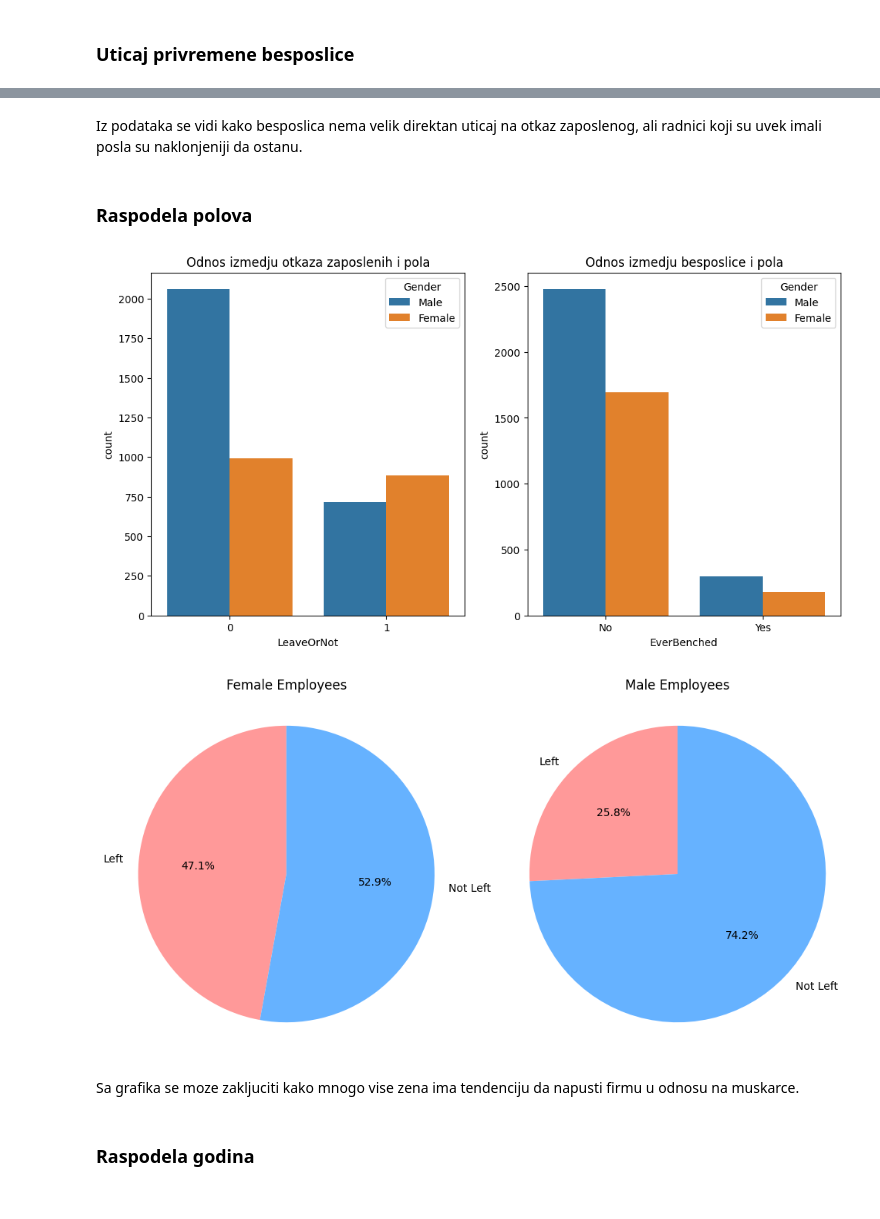
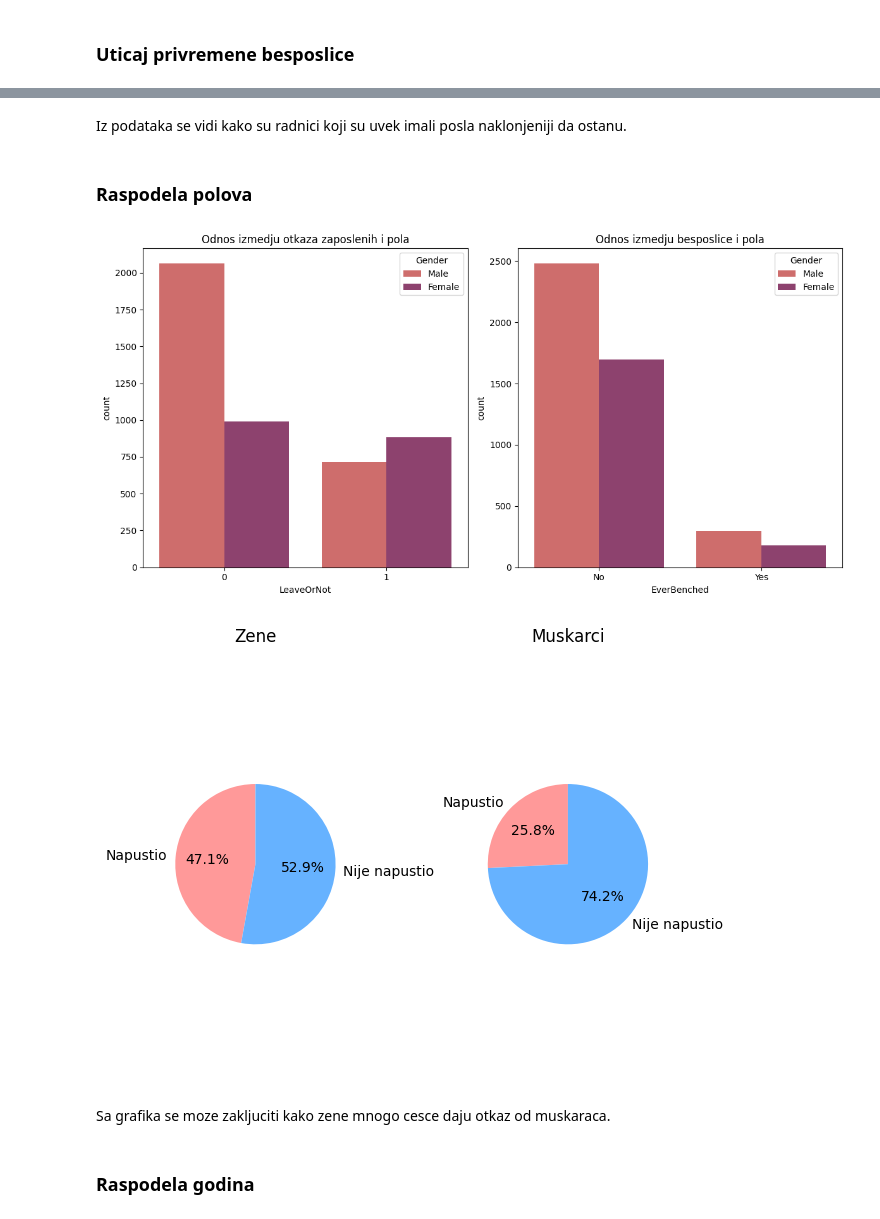
Before and after one commit to SV25-22/numericki, a Jupyter notebook: projekat.ipynb, the cells around one changed output, grey strips where cells are left out. Drawn from its saved outputs; the diff is of its cells as text; code cells hidden in the pictures.

```diff
--- a/projekat.ipynb
+++ b/projekat.ipynb
@@ -143,58 +140,51 @@ plt.show()
 # %% [markdown]
-Iz podataka se vidi kako besposlica nema velik direktan uticaj na otkaz zaposlenog, ali radnici koji su uvek imali posla su naklonjeniji da ostanu.
+Iz podataka se vidi kako su radnici koji su uvek imali posla naklonjeniji da ostanu.
 # %% [markdown]
 ### Raspodela polova
 # %%
 plt.figure(figsize=(12, 6))
 
 plt.subplot(1, 2, 1)
-sns.countplot(x='LeaveOrNot', hue='Gender', data=df)
+sns.countplot(x='LeaveOrNot', hue='Gender', data=df,palette='flare')
 plt.title('Odnos izmedju otkaza zaposlenih i pola')
 
 plt.subplot(1, 2, 2)
-sns.countplot(x='EverBenched', hue='Gender', data=df)
+sns.countplot(x='EverBenched', hue='Gender', data=df,palette='flare')
 plt.title('Odnos izmedju besposlice i pola')
-
+plt.tight_layout()
 plt.show()
 # %% [output]
-[figure, old version]
+[figure, new version]
 # %%
-# Assuming df is your DataFrame
 female_employees = df[df['Gender'] == 'Female']
 male_employees = df[df['Gender'] == 'Male']
 
-# Calculate proportions for females
 total_female = len(female_employees)
 left_female = len(female_employees[female_employees['LeaveOrNot'] == 1])
 not_left_female = total_female - left_female
 
-# Calculate proportions for males
 total_male = len(male_employees)
 left_male = len(male_employees[male_employees['LeaveOrNot'] == 1])
 not_left_male = total_male - left_male
 
-# Create a figure with two subplots (side-by-side)
-fig, axs = plt.subplots(1, 2, figsize=(12, 6))
+fig, axs = plt.subplots(1, 2)
 
-# Plot for females
-axs[0].pie([left_female, not_left_female], labels=['Left', 'Not Left'], colors=['#FF9999', '#66B2FF'],
+axs[0].pie([left_female, not_left_female], labels=['Napustio', 'Nije napustio'], colors=boje,
            autopct='%1.1f%%', startangle=90)
-axs[0].set_title('Female Employees')
+axs[0].set_title('Zene')
 
-# Plot for males
-axs[1].pie([left_male, not_left_male], labels=['Left', 'Not Left'], colors=['#FF9999', '#66B2FF'],
+axs[1].pie([left_male, not_left_male], labels=['Napustio', 'Nije napustio'], colors=boje,
            autopct='%1.1f%%', startangle=90)
-axs[1].set_title('Male Employees')
+axs[1].set_title('Muskarci')
 
-# Equal aspect ratio ensures that pies are drawn as circles
 axs[0].axis('equal')
 axs[1].axis('equal')
-
+plt.tight_layout()
 plt.show()
 # %% [output]
-[figure, old version]
+[figure, new version]
 # %% [markdown]
-Sa grafika se moze zakljuciti kako mnogo vise zena ima tendenciju da napusti firmu u odnosu na muskarce.
+Sa grafika se moze zakljuciti kako zene mnogo cesce daju otkaz od muskaraca.
 # %% [markdown]
 ### Raspodela godina
 # %%
```
Also changed, not shown: parts of 64 cells of this notebook.
